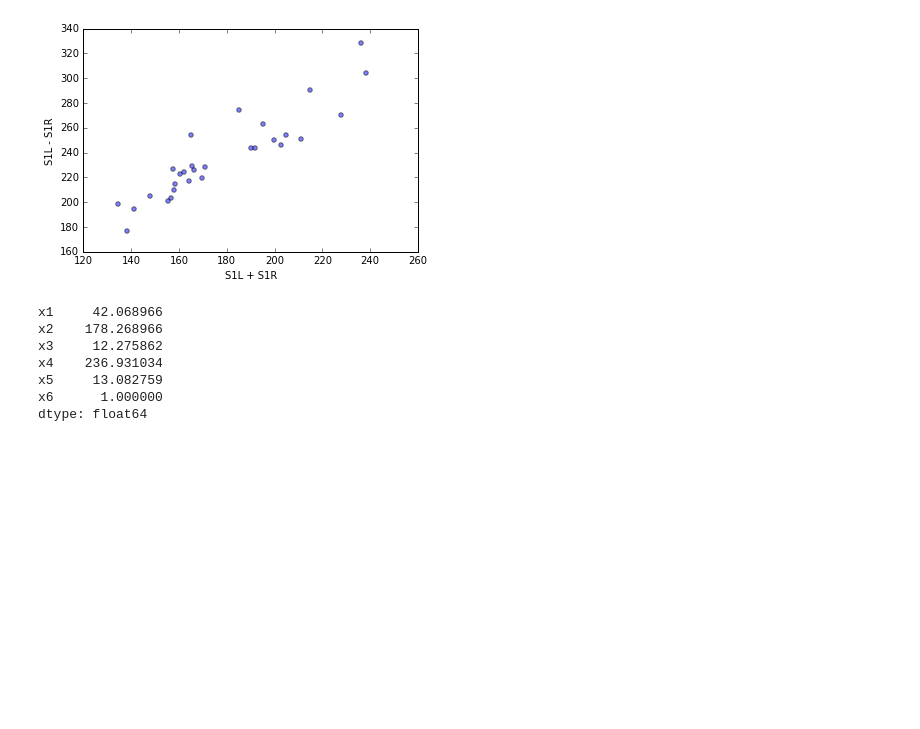
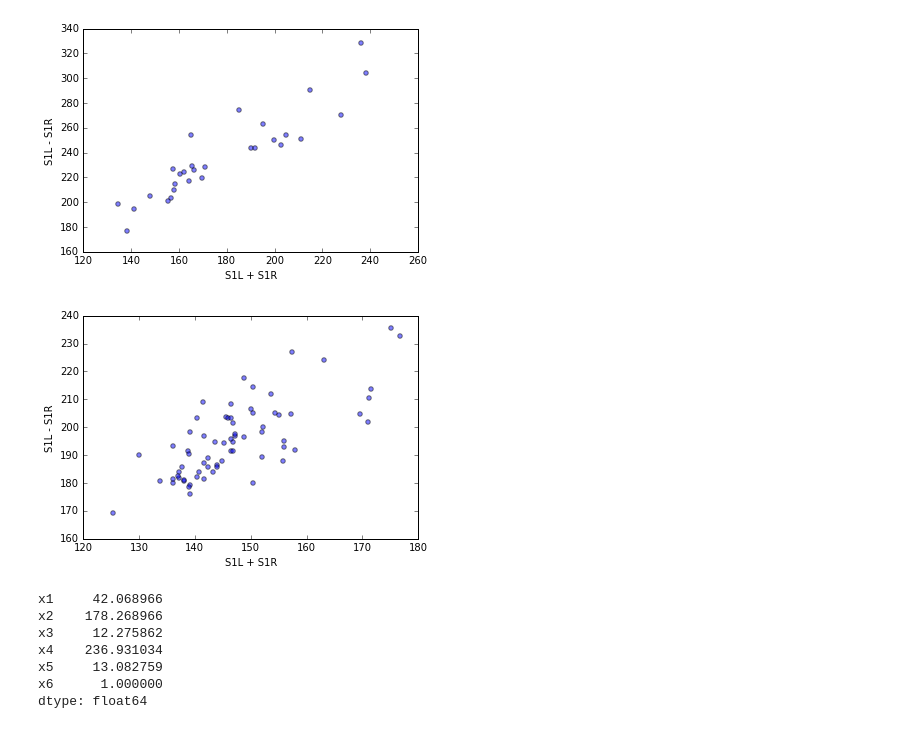
Before and after one commit to tokunbo-hiamang/tmh-scripts, a Jupyter notebook: statistics/applied_multivariate_statistical_analysis_problems/chapter_1/E1.14_LL.ipynb, the cells around one changed output. Cells and saved outputs as stored; diff of their text form; code cells hidden in the pictures; blank space fills up the shorter version.

```diff
--- a/statistics/applied_multivariate_statistical_analysis_problems/chapter_1/E1.14_LL.ipynb
+++ b/statistics/applied_multivariate_statistical_analysis_problems/chapter_1/E1.14_LL.ipynb
@@ -31,6 +31,17 @@ plt.ylabel('S1L - S1R')
 plt.show()
 # %% [output]
 [figure]
+# %%
+# 此处开始 1) 的作业
+m_x2 = nm_group.get('x2')
+m_x4 = nm_group.get('x4')
+# 这是 non multiple-sclerosis group 的scatter diagram图表
+plt.scatter(m_x2, m_x4, alpha=0.5)
+plt.xlabel('S1L + S1R')
+plt.ylabel('S1L - S1R')
+plt.show()
+# %% [output]
+[figure, added]
 # %%
 # 开始 2) 的作业
 m_group.mean()
```
Also changed, not shown: parts of 4 cells of this notebook, 1 other file.
